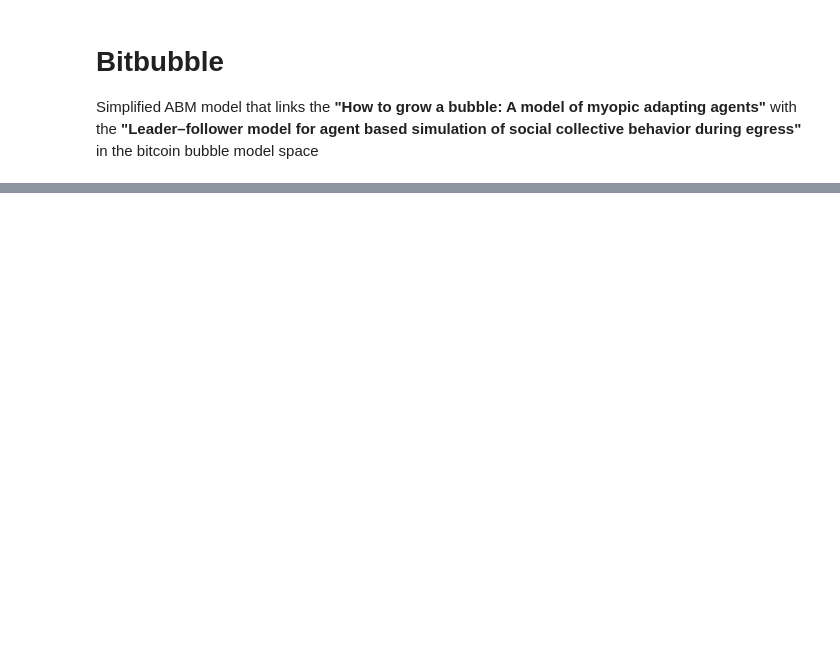
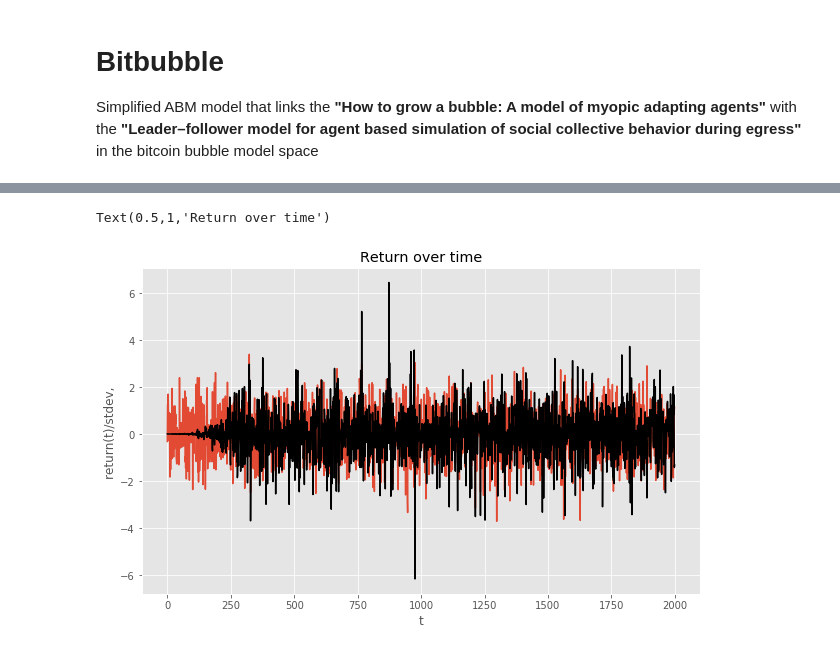
Before and after one commit to nickmancol/BitBubble, a Jupyter notebook: Bitbubble.ipynb, the cells around one changed output, grey strips where cells are left out. Drawn from its saved outputs; the diff is of its cells as text; code cells hidden in the pictures; blank space fills up the shorter version.

```diff
--- a/Bitbubble.ipynb
+++ b/Bitbubble.ipynb
@@ -234,0 +269,9 @@ orders for t 29 [0, 0, 0, 0, -0.02055522768568277, 0, 0, 0, 0, 0]
+# %%
+fig, ax = plt.subplots(1,1,figsize=(10,6))
+ax.plot(df_model.n)
+ax.plot(df_model.r/df_model.sigma_r, color='#000000')
+ax.set(ylabel='return(t)/stdev, ', xlabel='t')
+plt.title('Return over time')
+# %% [output]
+Text(0.5,1,'Return over time')
+[figure, added]
```
Also changed, not shown: parts of 13 cells of this notebook, 2 other files.
